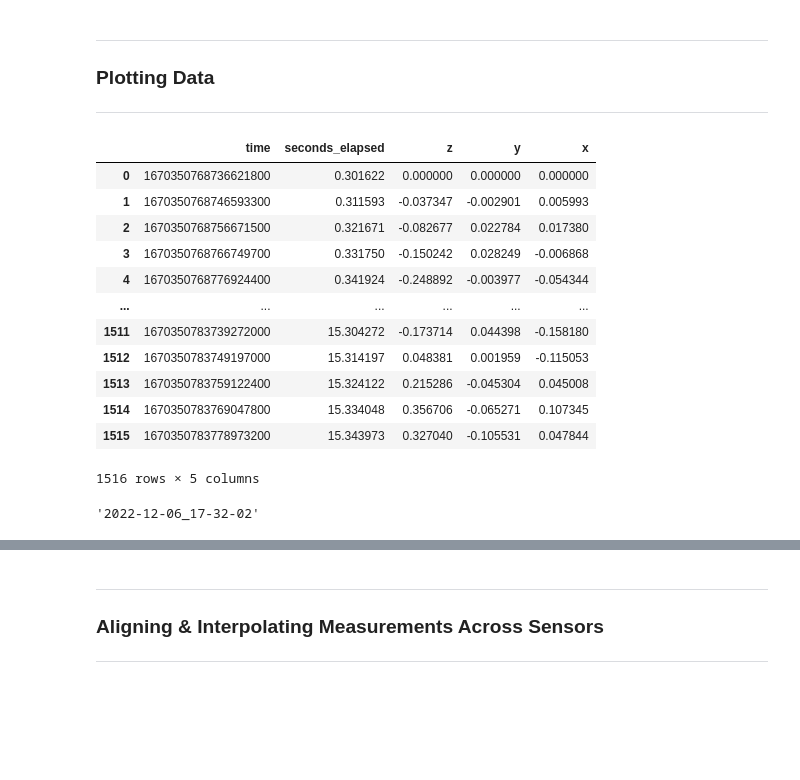
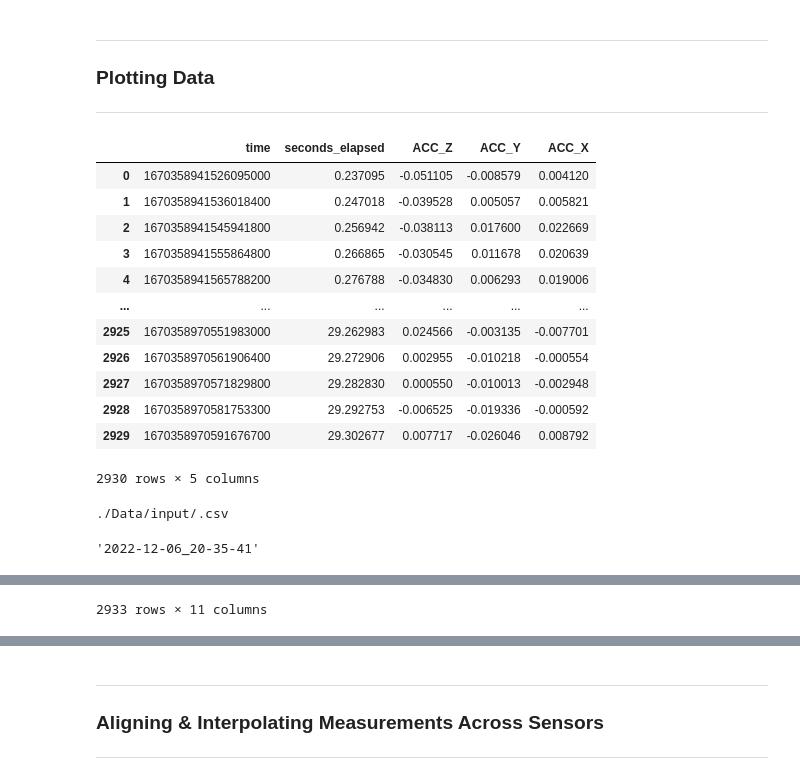
Before and after one commit to AmerAltizini/Distracted_Pedestrians, a Jupyter notebook: Data Preprocessing.ipynb, the cells around one changed output, grey strips where cells are left out. Cells and saved outputs as stored; diff of their text form; code cells hidden in the pictures; blank space fills up the shorter version.

```diff
--- a/Data Preprocessing.ipynb
+++ b/Data Preprocessing.ipynb
@@ -26,26 +28,38 @@ if not os.path.exists(output_filepath):
 # %%
-for participant_filepath in glob.glob(filepath_sensors + '*/*/', recursive=True):
-    data_speech = pd.read_csv('{}Accelerometer.csv'.format(participant_filepath))
-    display(data_speech)
-    # print("{}.csv".format(filepath_sensors))
+for participant_filepath in glob.glob(filepath_sensors + '*/', recursive=True):
+    accelerometer = pd.read_csv('{}Accelerometer.csv'.format(participant_filepath))
+    accelerometer = accelerometer.rename(columns={'z': 'ACC_Z', 'y': 'ACC_Y', 'x': 'ACC_X'})
+    gyroscope = pd.read_csv('{}Gyroscope.csv'.format(participant_filepath))
+    gyroscope = gyroscope.rename(columns={'z': 'GYRO_Z', 'y': 'GYRO_Y', 'x': 'GYRO_X'})
+    annotation = pd.read_csv('{}Annotation.csv'.format(participant_filepath))
+    display(accelerometer)
+    print("{}.csv".format(filepath_sensors))
     # extract participants id
     components = os.path.dirname(participant_filepath)
     components = components.split(os.path.sep)
     participant = components[-1]
     display(participant)
-    # participant_filepath = output_filepath + participant + '/'
+    participant_filepath_output = output_filepath + participant + '/'
+    if not os.path.exists(participant_filepath_output):
+        os.makedirs(participant_filepath_output)
+    merged = pd.merge_ordered(accelerometer, gyroscope, on=["time"])
+    merged = pd.merge_ordered(merged, annotation, on=["time"])
+    merged.text.ffill(inplace=True)
+    merged.to_csv(participant_filepath_output + "ACC_GYRO_annot.csv", index=False)
+    display(merged)
 # %% [output]
-|  | time | seconds_elapsed | z | y | x |
-| 0 | 1670350768736621800 | 0.301622 | 0.000000 | 0.000000 | 0.000000 |
-| 1 | 1670350768746593300 | 0.311593 | -0.037347 | -0.002901 | 0.005993 |
-| 2 | 1670350768756671500 | 0.321671 | -0.082677 | 0.022784 | 0.017380 |
-| 3 | 1670350768766749700 | 0.331750 | -0.150242 | 0.028249 | -0.006868 |
-| 4 | 1670350768776924400 | 0.341924 | -0.248892 | -0.003977 | -0.054344 |
+|  | time | seconds_elapsed | ACC_Z | ACC_Y | ACC_X |
+| 0 | 1670358941526095000 | 0.237095 | -0.051105 | -0.008579 | 0.004120 |
+| 1 | 1670358941536018400 | 0.247018 | -0.039528 | 0.005057 | 0.005821 |
+| 2 | 1670358941545941800 | 0.256942 | -0.038113 | 0.017600 | 0.022669 |
+| 3 | 1670358941555864800 | 0.266865 | -0.030545 | 0.011678 | 0.020639 |
+| 4 | 1670358941565788200 | 0.276788 | -0.034830 | 0.006293 | 0.019006 |
 | ... | ... | ... | ... | ... | ... |
-| 1511 | 1670350783739272000 | 15.304272 | -0.173714 | 0.044398 | -0.158180 |
-| 1512 | 1670350783749197000 | 15.314197 | 0.048381 | 0.001959 | -0.115053 |
-| 1513 | 1670350783759122400 | 15.324122 | 0.215286 | -0.045304 | 0.045008 |
-| 1514 | 1670350783769047800 | 15.334048 | 0.356706 | -0.065271 | 0.107345 |
-| 1515 | 1670350783778973200 | 15.343973 | 0.327040 | -0.105531 | 0.047844 |
+| 2925 | 1670358970551983000 | 29.262983 | 0.024566 | -0.003135 | -0.007701 |
+| 2926 | 1670358970561906400 | 29.272906 | 0.002955 | -0.010218 | -0.000554 |
+| 2927 | 1670358970571829800 | 29.282830 | 0.000550 | -0.010013 | -0.002948 |
+| 2928 | 1670358970581753300 | 29.292753 | -0.006525 | -0.019336 | -0.000592 |
+| 2929 | 1670358970591676700 | 29.302677 | 0.007717 | -0.026046 | 0.008792 |
-1516 rows × 5 columns
+2930 rows × 5 columns
-'2022-12-06_17-32-02'
+./Data/input/.csv
+'2022-12-06_20-35-41'
@@ -52,2 +78,3 @@ for participant_filepath in glob.glob(filepath_sensors + '*/*/', recursive=True)
+2933 rows × 11 columns
 # %%
 # path_E4 = "./data/output/"
```
Also changed, not shown: parts of 4 cells of this notebook, 33 other files.
